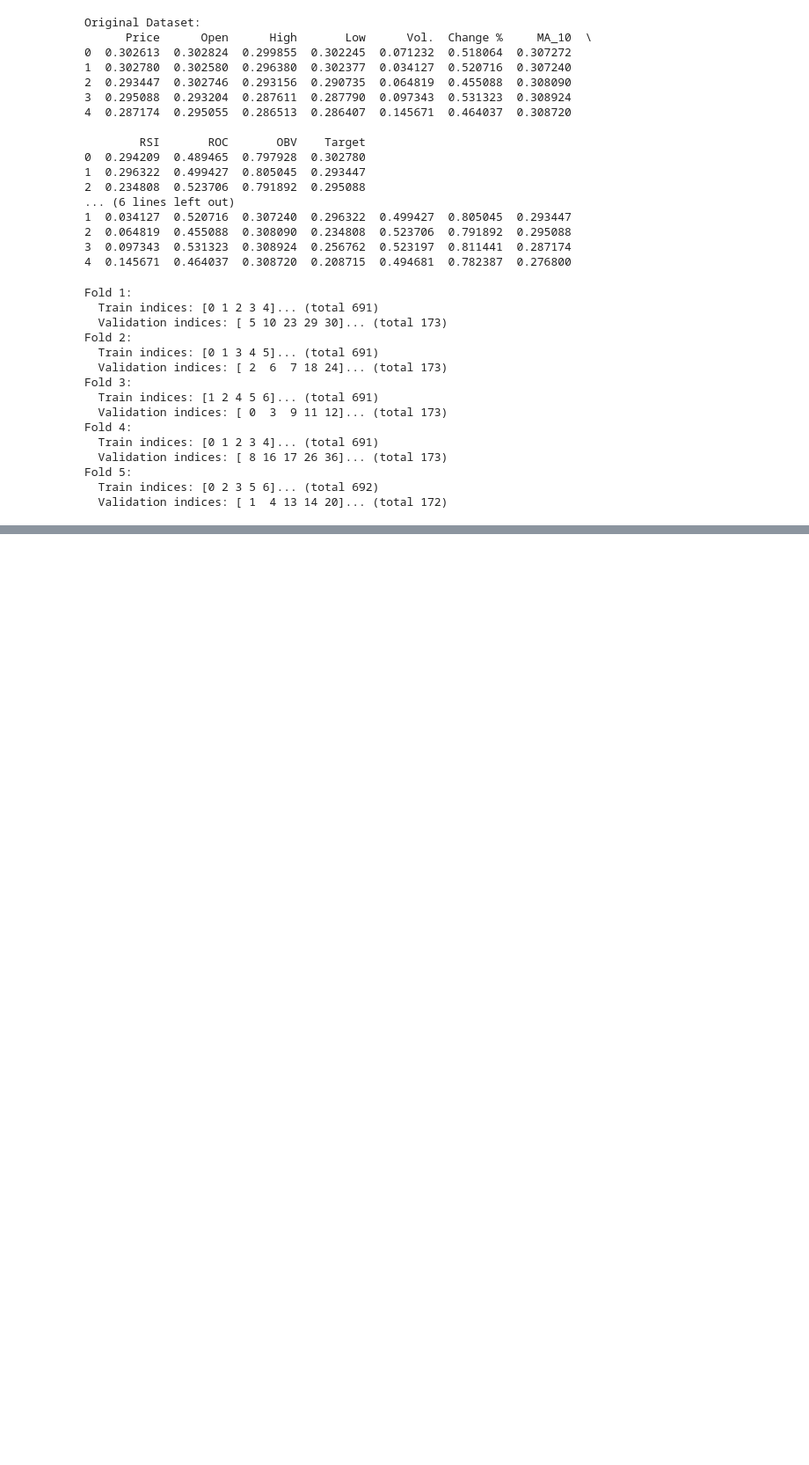
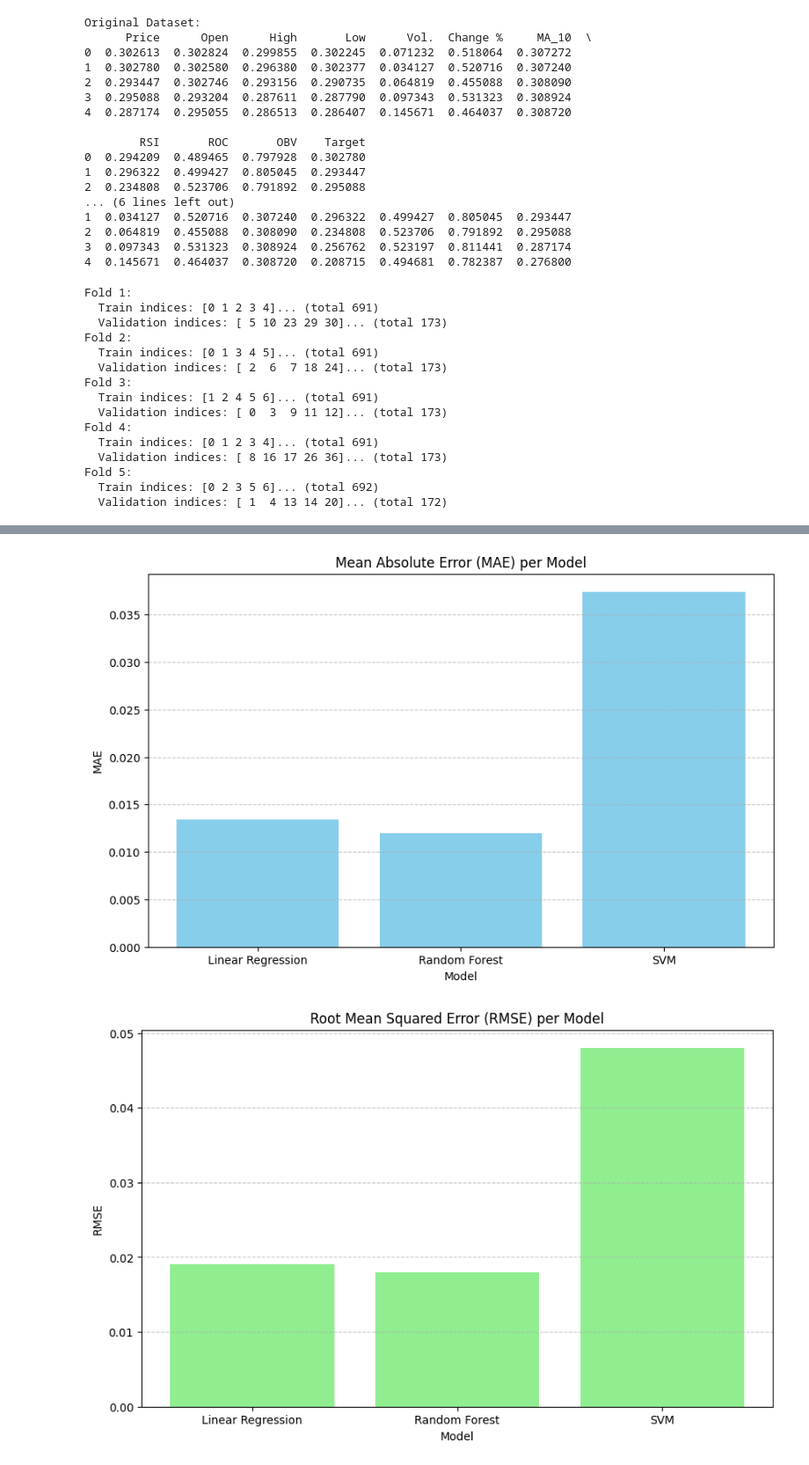
Before and after one commit to chrisaMel/Machine-Learning, a Jupyter notebook: BitCoinApallaktiki.ipynb, the cells around one changed output, grey strips where cells are left out. Shown at 88% size. Saved outputs shown, nothing was run; the diff lists cells and outputs as text; code cells hidden in the pictures; blank space fills up the shorter version.

```diff
--- a/BitCoinApallaktiki.ipynb
+++ b/BitCoinApallaktiki.ipynb
@@ -311,0 +470,37 @@ Fold 5:
+# %%
+import matplotlib.pyplot as plt
+import pandas as pd
+
+# Δημιουργία DataFrame από τα αποτελέσματα
+results_df = pd.DataFrame(results)
+
+# --- Οπτικοποίηση MAE ανά μοντέλο ---
+plt.figure(figsize=(10, 6))
+plt.bar(results_df["Model"], results_df["MAE"], color='skyblue')
+plt.title("Mean Absolute Error (MAE) per Model")
+plt.xlabel("Model")
+plt.ylabel("MAE")
+plt.grid(axis='y', linestyle='--', alpha=0.7)
+plt.show()
+
+# --- Οπτικοποίηση RMSE ανά μοντέλο ---
+plt.figure(figsize=(10, 6))
+plt.bar(results_df["Model"], results_df["RMSE"], color='lightgreen')
+plt.title("Root Mean Squared Error (RMSE) per Model")
+plt.xlabel("Model")
+plt.ylabel("RMSE")
+plt.grid(axis='y', linestyle='--', alpha=0.7)
+plt.show()
+
+# --- Οπτικοποίηση R² Score ανά μοντέλο ---
+plt.figure(figsize=(10, 6))
+plt.bar(results_df["Model"], results_df["R² Score"], color='salmon')
+plt.title("R² Score per Model")
+plt.xlabel("Model")
+plt.ylabel("R² Score")
+plt.ylim(0.9, 1.0)  # Ρύθμιση άξονα Y για καλύτερη ανάγνωση
+plt.grid(axis='y', linestyle='--', alpha=0.7)
+plt.show()
+# %% [output]
+[figure, added]
+[figure, added]
```
Also changed, not shown: parts of 3 cells of this notebook.
